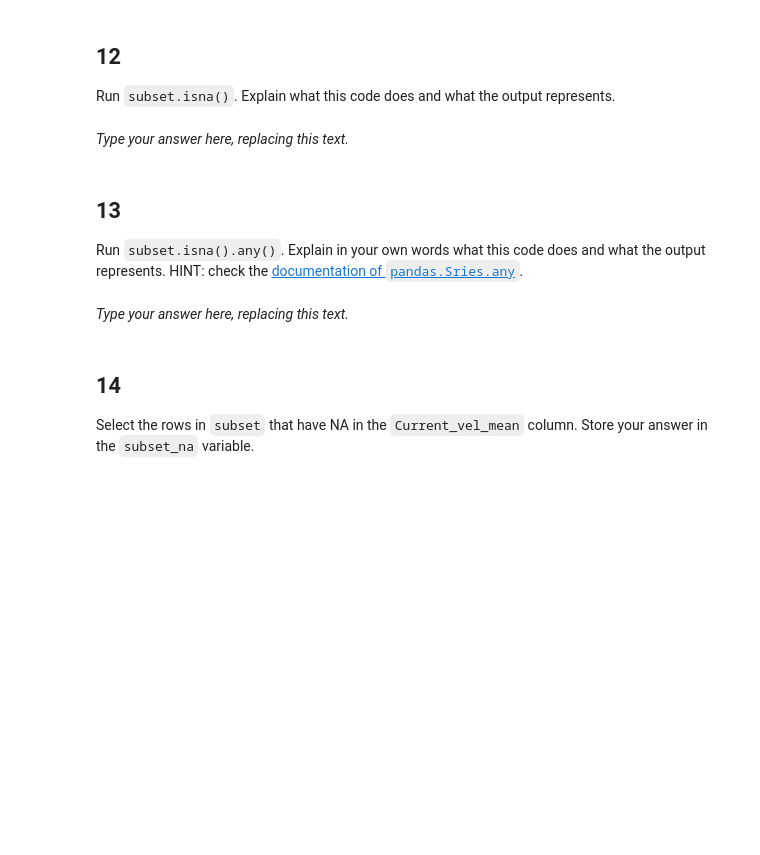
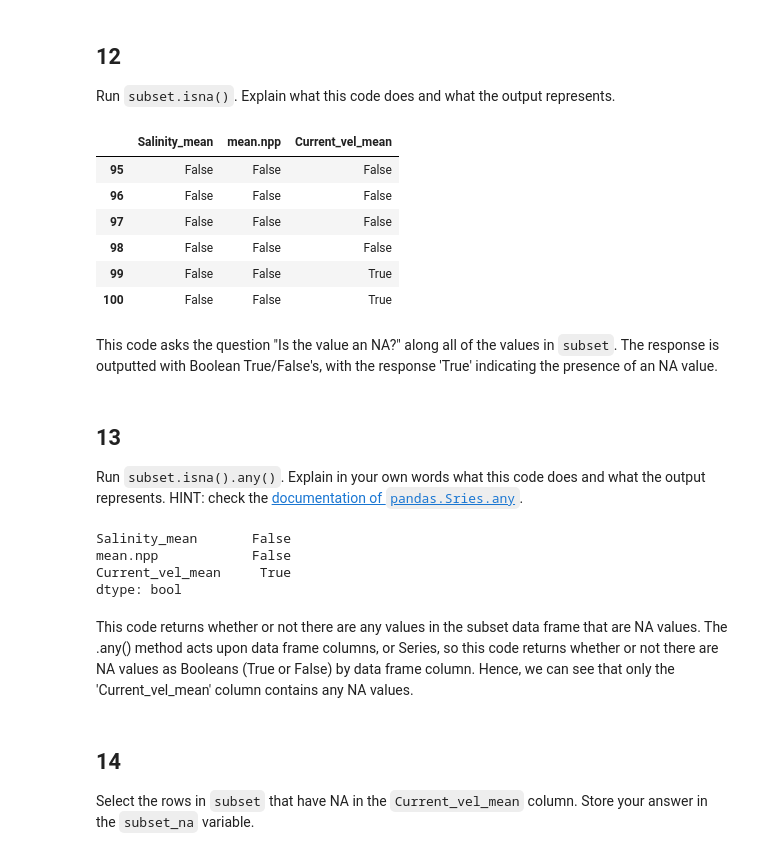
Before and after one commit to sofiasarak/eds220-hwk1, a Jupyter notebook: task2/hwk1-task2-corals.ipynb, the cells around one changed output. Drawn from its saved outputs; the diff is of its cells as text; code cells hidden in the pictures; blank space fills up the shorter version.

Commit message:
Finishing up coding questions

```diff
--- a/task2/hwk1-task2-corals.ipynb
+++ b/task2/hwk1-task2-corals.ipynb
@@ -304,8 +304,18 @@ q11 results: All test cases passed!
 ## 12
 
 Run `subset.isna()`. Explain what this code does and what the output represents.
-# %% [markdown]
-_Type your answer here, replacing this text._
+# %%
+subset.isna()
+# %% [output]
+|  | Salinity_mean | mean.npp | Current_vel_mean |
+| 95 | False | False | False |
+| 96 | False | False | False |
+| 97 | False | False | False |
+| 98 | False | False | False |
+| 99 | False | False | True |
+| 100 | False | False | True |
+# %% [markdown]
+This code asks the question "Is the value an NA?" along all of the values in `subset`. The response is outputted with Boolean True/False's, with the response 'True' indicating the presence of an NA value.
 # %% [markdown]
 <!-- END QUESTION -->
 
@@ -313,8 +323,15 @@ _Type your answer here, replacing this text._
 
 ## 13
 Run `subset.isna().any()`. Explain in your own words what this code does and what the output represents. HINT: check the [documentation of `pandas.Sries.any`](https://pandas.pydata.org/docs/reference/api/pandas.Series.any.html).
-# %% [markdown]
-_Type your answer here, replacing this text._
+# %%
+subset.isna().any()
+# %% [output]
+Salinity_mean       False
+mean.npp            False
+Current_vel_mean     True
+dtype: bool
+# %% [markdown]
+This code returns whether or not there are any values in the subset data frame that are NA values. The .any() method acts upon data frame columns, or Series, so this code returns whether or not there are NA values as Booleans (True or False) by data frame column. Hence, we can see that only the 'Current_vel_mean' column contains any NA values.
 # %% [markdown]
 <!-- END QUESTION -->
 
```
Also changed, not shown: parts of 5 cells of this notebook.
